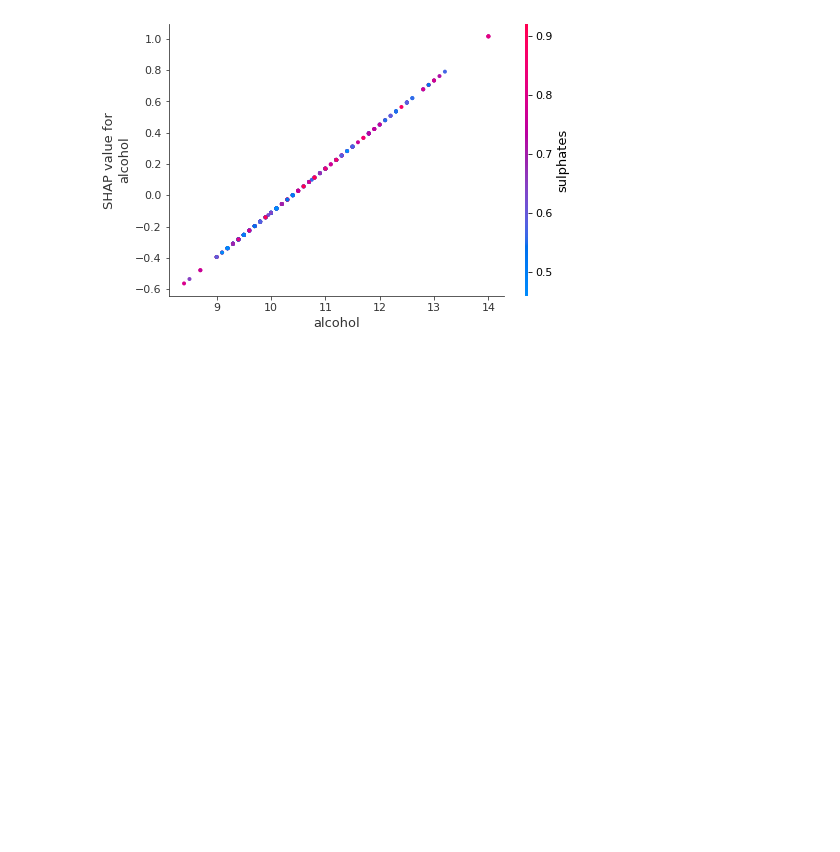
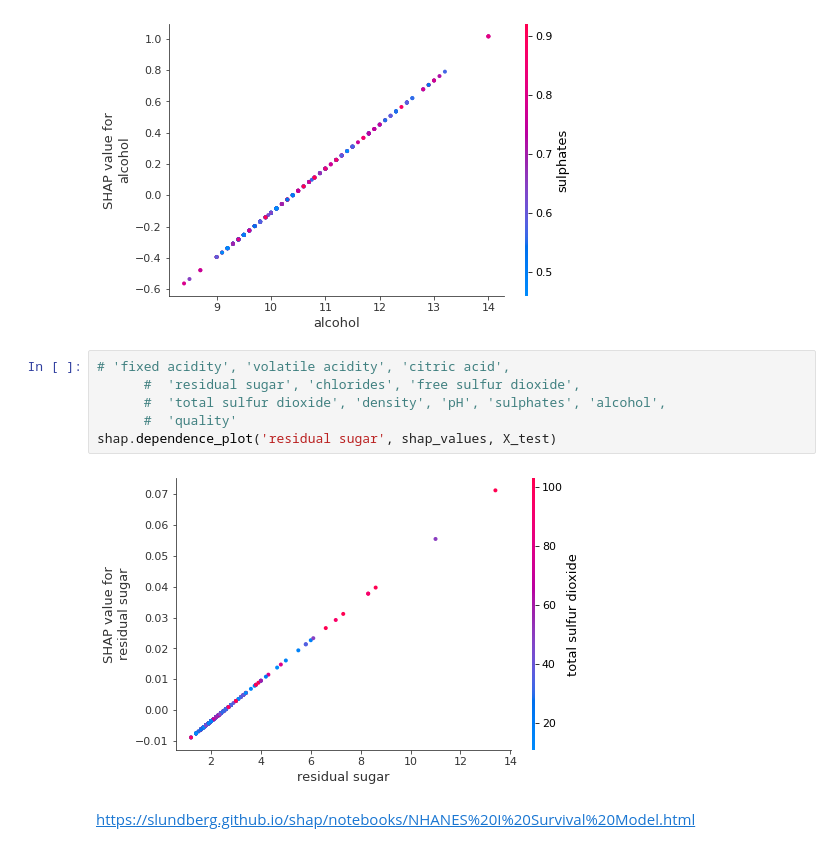
Before and after one commit to sanazMj/AI-interpretability, a Jupyter notebook: Kernel_SHAP_example.ipynb, the cells around one changed output. Saved outputs shown, nothing was run; the diff lists cells and outputs as text; blank space fills up the shorter version.

```diff
--- a/Kernel_SHAP_example.ipynb
+++ b/Kernel_SHAP_example.ipynb
@@ -124,3 +131,13 @@ shap.summary_plot(shap_values, X_test,plot_type='bar')
 shap.dependence_plot('alcohol', shap_values, X_test)
 # %% [output]
 [figure]
+# %%
+# 'fixed acidity', 'volatile acidity', 'citric acid',
+      #  'residual sugar', 'chlorides', 'free sulfur dioxide',
+      #  'total sulfur dioxide', 'density', 'pH', 'sulphates', 'alcohol',
+      #  'quality'
+shap.dependence_plot('residual sugar', shap_values, X_test)
+# %% [output]
+[figure, added]
+# %% [markdown]
+https://slundberg.github.io/shap/notebooks/NHANES%20I%20Survival%20Model.html
```
Also changed, not shown: parts of 4 cells of this notebook.
